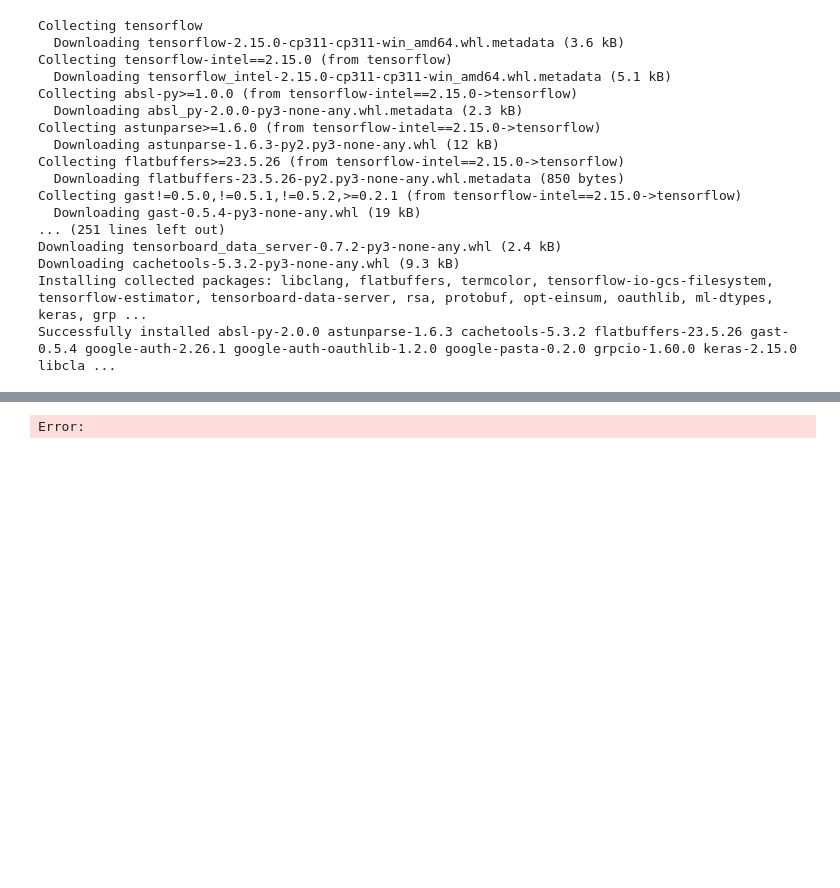
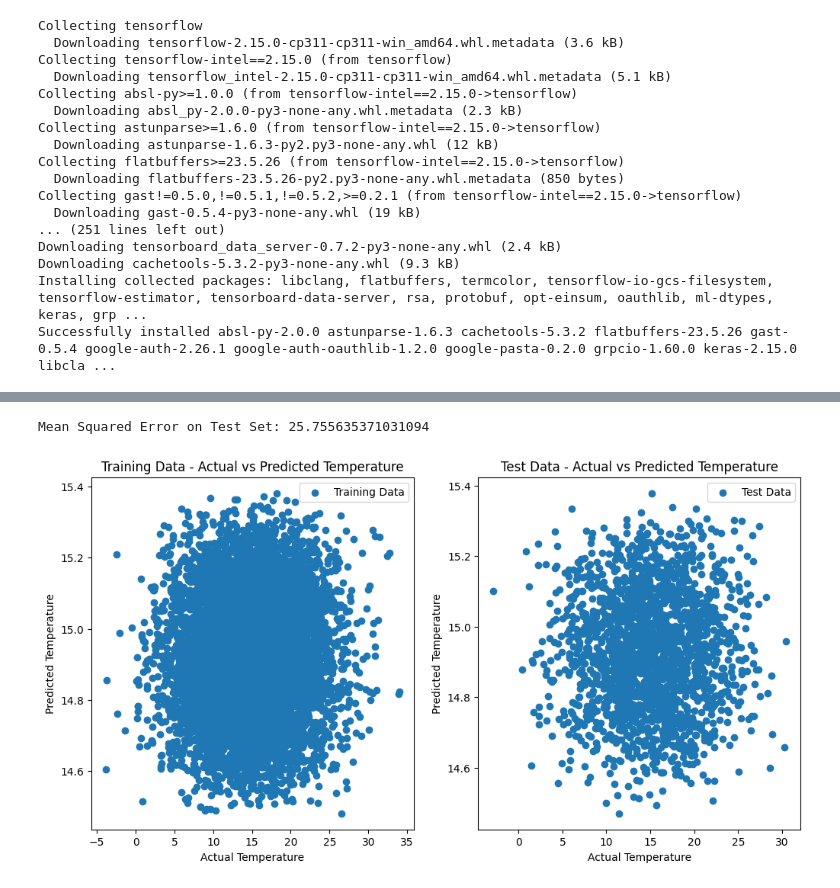
Before and after one commit to AnaFMello/Project-2-PFDA, a Jupyter notebook: climate_change.ipynb, the cells around one changed output, grey strips where cells are left out. Cells and saved outputs as stored; diff of their text form; code cells hidden in the pictures; blank space fills up the shorter version.

```diff
--- a/climate_change.ipynb
+++ b/climate_change.ipynb
@@ -531,58 +584,65 @@ ModuleNotFoundError: No module named 'tensorflow'
 # %%
 import pandas as pd
 import numpy as np
-import tensorflow as tf
 from sklearn.model_selection import train_test_split
 from sklearn.preprocessing import StandardScaler
+from sklearn.linear_model import LinearRegression
+from sklearn.metrics import mean_squared_error
 import matplotlib.pyplot as plt
 import seaborn as sns
 
+# Load the dataset
 df = pd.read_csv('climate_change_data.csv')
 
+# Convert 'Date' to datetime
 df['Date'] = pd.to_datetime(df['Date'])
 
+# Define target variable
 target_variable = 'Temperature'
 
+# Separate features (X) and target variable (y)
 X = df.drop([target_variable, 'Date', 'Location', 'Country'], axis=1)
 y = df[target_variable]
 
+# Split the data into training and testing sets
 X_train, X_test, y_train, y_test = train_test_split(X, y, test_size=0.2, random_state=42)
 
+# Standardize the features
 scaler = StandardScaler()
 X_train_scaled = scaler.fit_transform(X_train)
 X_test_scaled = scaler.transform(X_test)
 
-model = tf.keras.Sequential([
-    tf.keras.layers.Dense(128, activation='relu', input_shape=(X_train_scaled.shape[1],)),
-    tf.keras.layers.Dense(64, activation='relu'),
-    tf.keras.layers.Dense(1)  # Output layer for regression task
-])
+# Create and train a linear regression model
+model = LinearRegression()
+model.fit(X_train_scaled, y_train)
 
-model.compile(optimizer='adam', loss='mean_squared_error')
+# Make predictions on the test set
+y_pred = model.predict(X_test_scaled)
 
-history = model.fit(X_train_scaled, y_train, epochs=50, batch_size=32, validation_split=0.2, verbose=1)
-
-mse = model.evaluate(X_test_scaled, y_test)
+# Calculate Mean Squared Error on the test set
+mse = mean_squared_error(y_test, y_pred)
 print(f'Mean Squared Error on Test Set: {mse}')
 
+# Plot training history (for linear regression, it's not an epoch-based process)
 plt.figure(figsize=(12, 6))
 plt.subplot(1, 2, 1)
-plt.plot(history.history['loss'], label='Training Loss')
-plt.plot(history.history['val_loss'], label='Validation Loss')
-plt.xlabel('Epochs')
-plt.ylabel('Mean Squared Error')
-plt.title('Training History')
+plt.scatter(y_train, model.predict(X_train_scaled), label='Training Data')
+plt.xlabel('Actual Temperature')
+plt.ylabel('Predicted Temperature')
+plt.title('Training Data - Actual vs Predicted Temperature')
 plt.legend()
 
 plt.subplot(1, 2, 2)
-y_pred = model.predict(X_test_scaled).flatten()
-sns.scatterplot(x=y_test, y=y_pred)
+plt.scatter(y_test, y_pred, label='Test Data')
 plt.xlabel('Actual Temperature')
 plt.ylabel('Predicted Temperature')
-plt.title('Actual vs Predicted Temperature')
+plt.title('Test Data - Actual vs Predicted Temperature')
+plt.legend()
+
 plt.show()
 # %% [output]
-Error:
+Mean Squared Error on Test Set: 25.755635371031094
+[figure, added]
 # %%
 pip install pandas scikit-learn matplotlib seaborn
 # %% [output]
```
Also changed, not shown: parts of 11 cells of this notebook.
